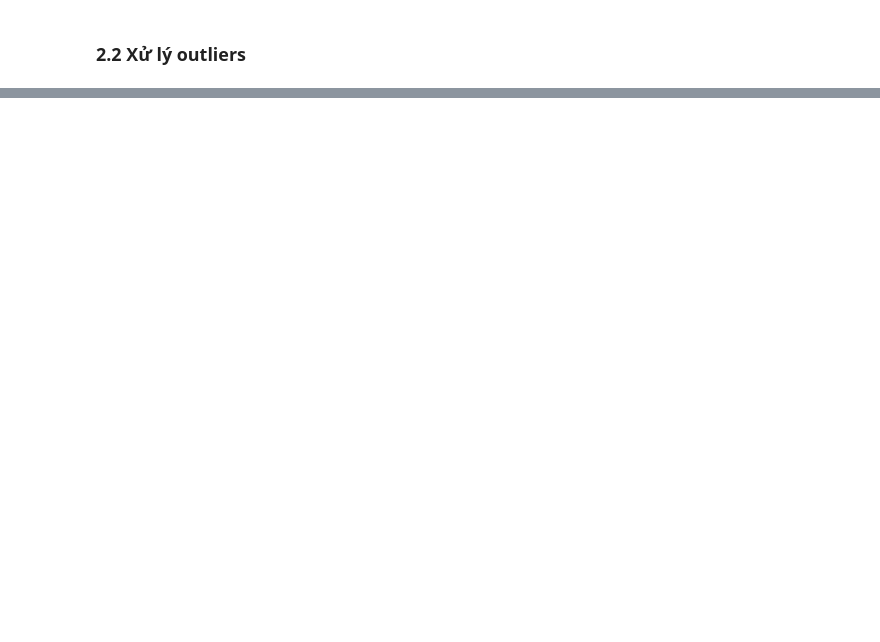
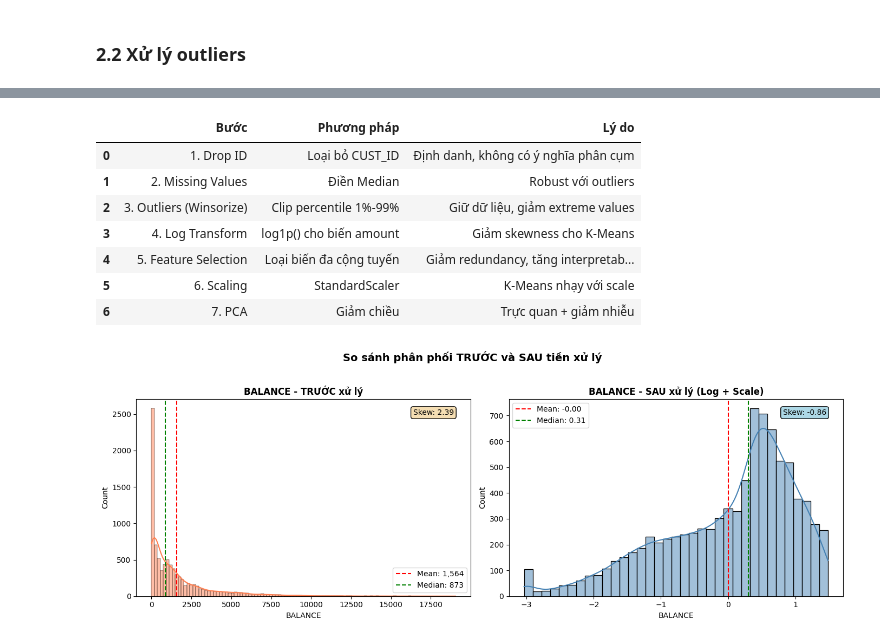
Before and after one commit to Phtzone/SGU25_KPDL_Group, a Jupyter notebook: final project/final project.ipynb, the cells around one changed output, grey strips where cells are left out. Drawn from its saved outputs; the diff is of its cells as text; code cells hidden in the pictures; blank space fills up the shorter version.

```diff
--- a/final project/final project.ipynb
+++ b/final project/final project.ipynb
@@ -330,0 +990,71 @@ plt.show()
+# %%
+# ============================================================================
+# TÓM TẮT PIPELINE TIỀN XỬ LÝ
+# ============================================================================
+
+summary_data = {
+    'Bước': [
+        '1. Drop ID',
+        '2. Missing Values',
+        '3. Outliers (Winsorize)',
+        '4. Log Transform',
+        '5. Feature Selection',
+        '6. Scaling',
+        '7. PCA'
+    ],
+    'Phương pháp': [
+        'Loại bỏ CUST_ID',
+        'Điền Median',
+        'Clip percentile 1%-99%',
+        'log1p() cho biến amount',
+        'Loại biến đa cộng tuyến',
+        'StandardScaler',
+        'Giảm chiều'
+    ],
+    'Lý do': [
+        'Định danh, không có ý nghĩa phân cụm',
+        'Robust với outliers',
+        'Giữ dữ liệu, giảm extreme values',
+        'Giảm skewness cho K-Means',
+        'Giảm redundancy, tăng interpretability',
+        'K-Means nhạy với scale',
+        'Trực quan + giảm nhiễu'
+    ]
+}
+
+summary_df = pd.DataFrame(summary_data)
+
+print("=" * 80)
+print("                    TÓM TẮT PIPELINE TIỀN XỬ LÝ")
+print("=" * 80)
+display(summary_df)
+
+# Tạo biểu đồ so sánh trước/sau
+fig, axes = plt.subplots(1, 2, figsize=(14, 5))
+
+# Trước xử lý - lấy một biến mẫu từ df gốc (BALANCE)
+ax1 = axes[0]
+if 'BALANCE' in df.columns:
+    sns.histplot(df['BALANCE'], kde=True, ax=ax1, color='coral', edgecolor='black')
+    ax1.set_title('BALANCE - TRƯỚC xử lý', fontsize=12, fontweight='bold')
+    ax1.axvline(df['BALANCE'].mean(), color='red', linestyle='--', label=f"Mean: {df['BALANCE'].mean():,.0f}")
+    ax1.axvline(df['BALANCE'].median(), color='green', linestyle='--', label=f"Median: {df['BALANCE'].median():,.0f}")
+    ax1.legend()
+    ax1.text(0.95, 0.95, f"Skew: {df['BALANCE'].skew():.2f}", transform=ax1.transAxes,
+             ha='right', va='top', bbox=dict(boxstyle='round', facecolor='wheat'))
+
+# Sau xử lý
+ax2 = axes[1]
+if 'BALANCE' in df_scaled.columns:
+    sns.histplot(df_scaled['BALANCE'], kde=True, ax=ax2, color='steelblue', edgecolor='black')
+    ax2.set_title('BALANCE - SAU xử lý (Log + Scale)', fontsize=12, fontweight='bold')
+    ax2.axvline(df_scaled['BALANCE'].mean(), color='red', linestyle='--', label=f"Mean: {df_scaled['BALANCE'].mean():.2f}")
+    ax2.axvline(df_scaled['BALANCE'].median(), color='green', linestyle='--', label=f"Median: {df_scaled['BALANCE'].median():.2f}")
+    ax2.legend()
+    ax2.text(0.95, 0.95, f"Skew: {df_scaled['BALANCE'].skew():.2f}", transform=ax2.transAxes,
+             ha='right', va='top', bbox=dict(boxstyle='round', facecolor='lightblue'))
+
+plt.suptitle('So sánh phân phối TRƯỚC và SAU tiền xử lý', fontsize=14, fontweight='bold', y=1.02)
+plt.tight_layout()
+plt.show()
+# %% [output]
@@ -330,0 +1064,9 @@ plt.show()
+|  | Bước | Phương pháp | Lý do |
+| 0 | 1. Drop ID | Loại bỏ CUST_ID | Định danh, không có ý nghĩa phân cụm |
+| 1 | 2. Missing Values | Điền Median | Robust với outliers |
+| 2 | 3. Outliers (Winsorize) | Clip percentile 1%-99% | Giữ dữ liệu, giảm extreme values |
+| 3 | 4. Log Transform | log1p() cho biến amount | Giảm skewness cho K-Means |
+| 4 | 5. Feature Selection | Loại biến đa cộng tuyến | Giảm redundancy, tăng interpretab... |
+| 5 | 6. Scaling | StandardScaler | K-Means nhạy với scale |
+| 6 | 7. PCA | Giảm chiều | Trực quan + giảm nhiễu |
+[figure, added]
```
Also changed, not shown: parts of 19 cells of this notebook.
